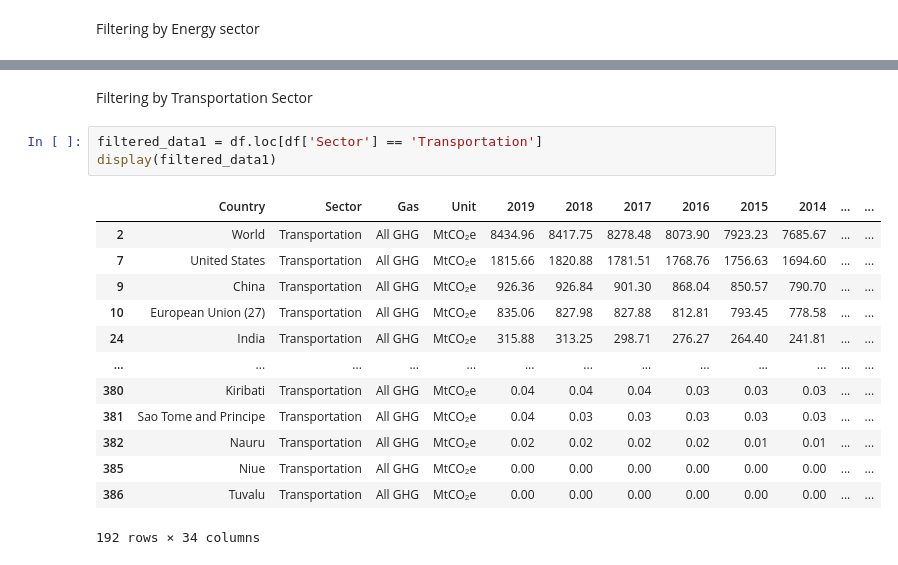
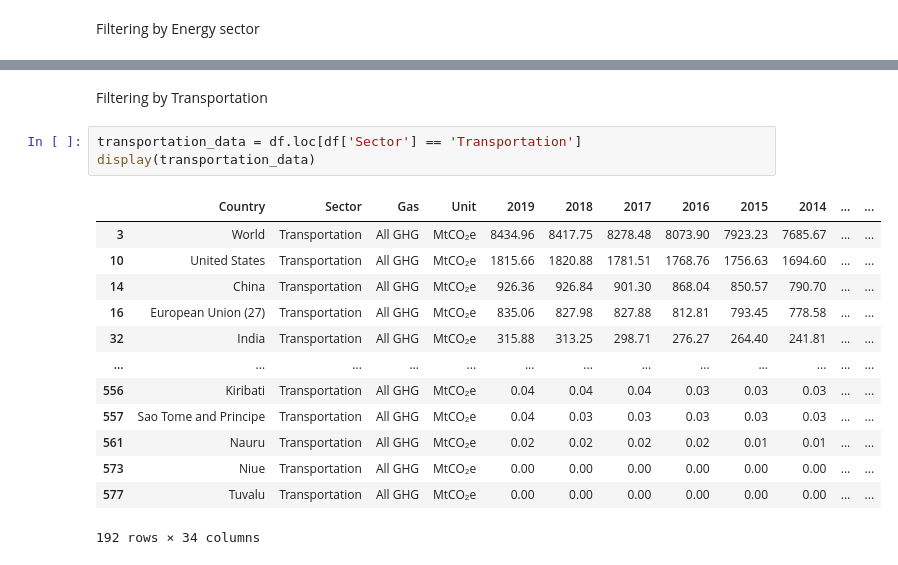
Before and after one commit to KJLumalang/ITBA-3206_Planeteers, a Jupyter notebook: ITBA_3206_Planeteers.ipynb, the cells around one changed output, grey strips where cells are left out. Drawn from its saved outputs; the diff is of its cells as text.

```diff
--- a/ITBA_3206_Planeteers.ipynb
+++ b/ITBA_3206_Planeteers.ipynb
@@ -141,19 +167,19 @@ display(filtered_data)
 # %% [markdown]
-Filtering by Transportation Sector
+Filtering by Transportation
 # %%
-filtered_data1 = df.loc[df['Sector'] == 'Transportation']
-display(filtered_data1)
+transportation_data = df.loc[df['Sector'] == 'Transportation']
+display(transportation_data)
 # %% [output]
 |  | Country | Sector | Gas | Unit | 2019 | 2018 | 2017 | 2016 | 2015 | 2014 | ... | ... |
-| 2 | World | Transportation | All GHG | MtCO₂e | 8434.96 | 8417.75 | 8278.48 | 8073.90 | 7923.23 | 7685.67 | ... | ... |
-| 7 | United States | Transportation | All GHG | MtCO₂e | 1815.66 | 1820.88 | 1781.51 | 1768.76 | 1756.63 | 1694.60 | ... | ... |
-| 9 | China | Transportation | All GHG | MtCO₂e | 926.36 | 926.84 | 901.30 | 868.04 | 850.57 | 790.70 | ... | ... |
-| 10 | European Union (27) | Transportation | All GHG | MtCO₂e | 835.06 | 827.98 | 827.88 | 812.81 | 793.45 | 778.58 | ... | ... |
-| 24 | India | Transportation | All GHG | MtCO₂e | 315.88 | 313.25 | 298.71 | 276.27 | 264.40 | 241.81 | ... | ... |
+| 3 | World | Transportation | All GHG | MtCO₂e | 8434.96 | 8417.75 | 8278.48 | 8073.90 | 7923.23 | 7685.67 | ... | ... |
+| 10 | United States | Transportation | All GHG | MtCO₂e | 1815.66 | 1820.88 | 1781.51 | 1768.76 | 1756.63 | 1694.60 | ... | ... |
+| 14 | China | Transportation | All GHG | MtCO₂e | 926.36 | 926.84 | 901.30 | 868.04 | 850.57 | 790.70 | ... | ... |
+| 16 | European Union (27) | Transportation | All GHG | MtCO₂e | 835.06 | 827.98 | 827.88 | 812.81 | 793.45 | 778.58 | ... | ... |
+| 32 | India | Transportation | All GHG | MtCO₂e | 315.88 | 313.25 | 298.71 | 276.27 | 264.40 | 241.81 | ... | ... |
 | ... | ... | ... | ... | ... | ... | ... | ... | ... | ... | ... | ... | ... |
-| 380 | Kiribati | Transportation | All GHG | MtCO₂e | 0.04 | 0.04 | 0.04 | 0.03 | 0.03 | 0.03 | ... | ... |
-| 381 | Sao Tome and Principe | Transportation | All GHG | MtCO₂e | 0.04 | 0.03 | 0.03 | 0.03 | 0.03 | 0.03 | ... | ... |
-| 382 | Nauru | Transportation | All GHG | MtCO₂e | 0.02 | 0.02 | 0.02 | 0.02 | 0.01 | 0.01 | ... | ... |
-| 385 | Niue | Transportation | All GHG | MtCO₂e | 0.00 | 0.00 | 0.00 | 0.00 | 0.00 | 0.00 | ... | ... |
-| 386 | Tuvalu | Transportation | All GHG | MtCO₂e | 0.00 | 0.00 | 0.00 | 0.00 | 0.00 | 0.00 | ... | ... |
+| 556 | Kiribati | Transportation | All GHG | MtCO₂e | 0.04 | 0.04 | 0.04 | 0.03 | 0.03 | 0.03 | ... | ... |
+| 557 | Sao Tome and Principe | Transportation | All GHG | MtCO₂e | 0.04 | 0.03 | 0.03 | 0.03 | 0.03 | 0.03 | ... | ... |
+| 561 | Nauru | Transportation | All GHG | MtCO₂e | 0.02 | 0.02 | 0.02 | 0.02 | 0.01 | 0.01 | ... | ... |
+| 573 | Niue | Transportation | All GHG | MtCO₂e | 0.00 | 0.00 | 0.00 | 0.00 | 0.00 | 0.00 | ... | ... |
+| 577 | Tuvalu | Transportation | All GHG | MtCO₂e | 0.00 | 0.00 | 0.00 | 0.00 | 0.00 | 0.00 | ... | ... |
 192 rows × 34 columns
```
Also changed, not shown: parts of 10 cells of this notebook.
